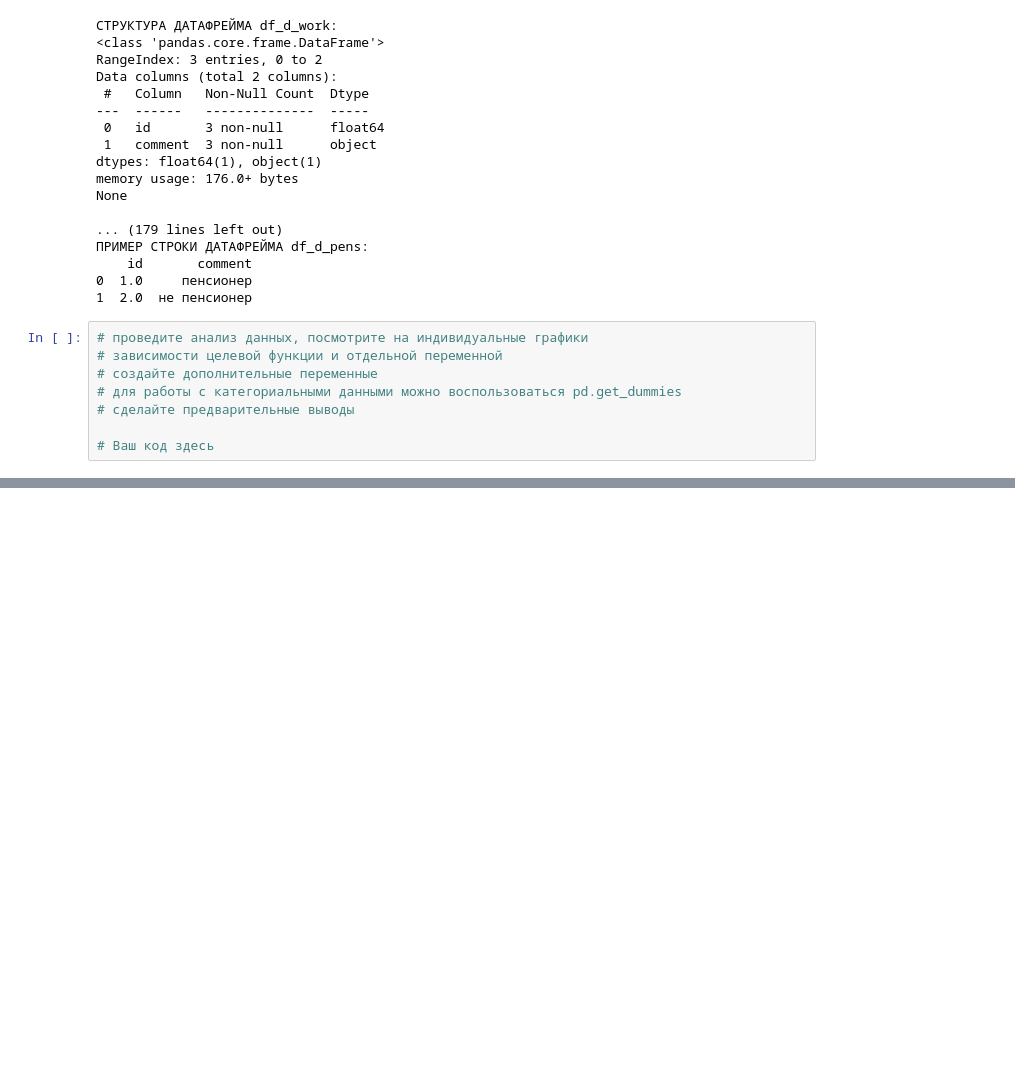
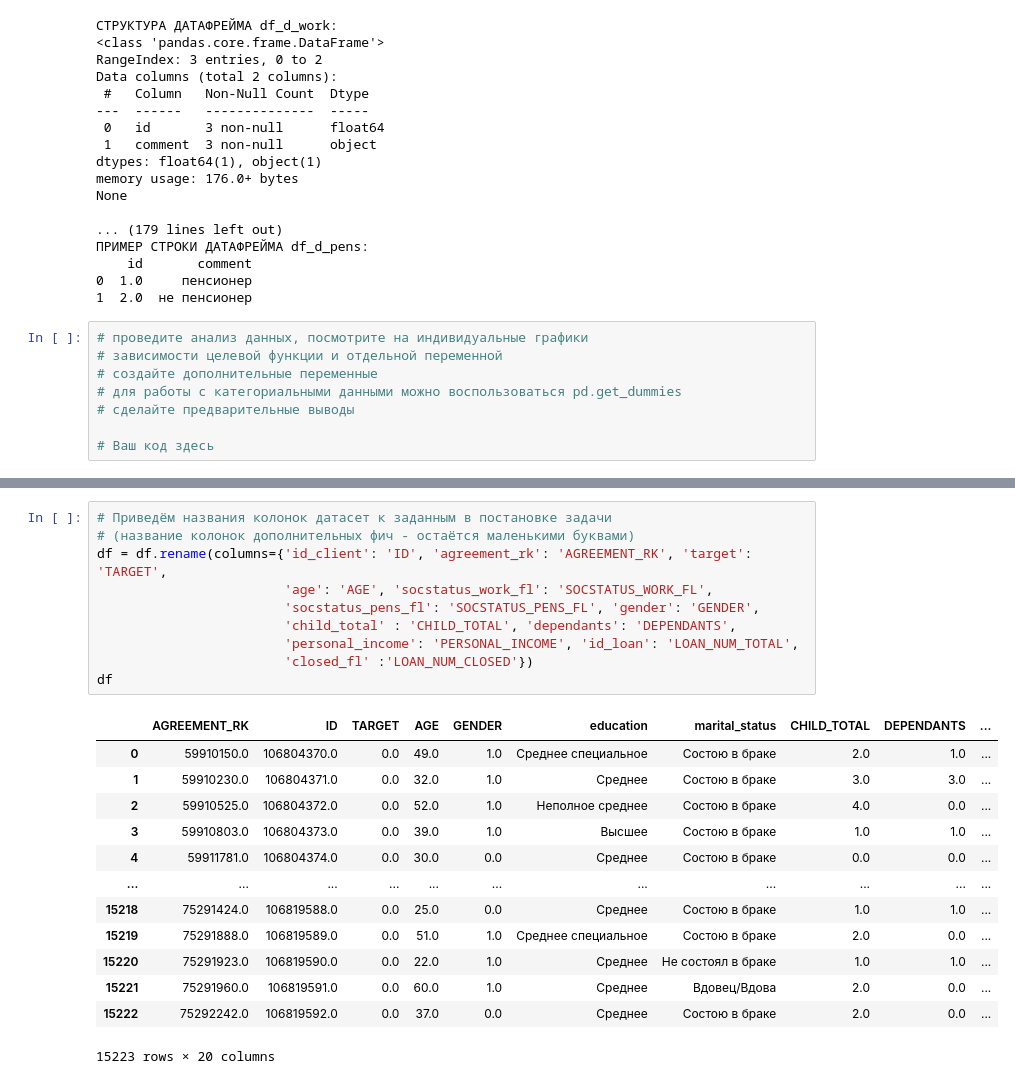
Before and after one commit to ArgentovS/MachineLeaning, a Jupyter notebook: module_6/homework.ipynb, the cells around one changed output, grey strips where cells are left out. Drawn from its saved outputs; the diff is of its cells as text; blank space fills up the shorter version.

```diff
--- a/module_6/homework.ipynb
+++ b/module_6/homework.ipynb
@@ -249,0 +282,24 @@ None
+# %%
+# Приведём названия колонок датасет к заданным в постановке задачи
+# (название колонок дополнительных фич - остаётся маленькими буквами)
+df = df.rename(columns={'id_client': 'ID', 'agreement_rk': 'AGREEMENT_RK', 'target': 'TARGET',
+                        'age': 'AGE', 'socstatus_work_fl': 'SOCSTATUS_WORK_FL',
+                        'socstatus_pens_fl': 'SOCSTATUS_PENS_FL', 'gender': 'GENDER',
+                        'child_total' : 'CHILD_TOTAL', 'dependants': 'DEPENDANTS',
+                        'personal_income': 'PERSONAL_INCOME', 'id_loan': 'LOAN_NUM_TOTAL',
+                        'closed_fl' :'LOAN_NUM_CLOSED'})
+df
+# %% [output]
+|  | AGREEMENT_RK | ID | TARGET | AGE | GENDER | education | marital_status | CHILD_TOTAL | DEPENDANTS | ... |
+| 0 | 59910150.0 | 106804370.0 | 0.0 | 49.0 | 1.0 | Среднее специальное | Состою в браке | 2.0 | 1.0 | ... |
+| 1 | 59910230.0 | 106804371.0 | 0.0 | 32.0 | 1.0 | Среднее | Состою в браке | 3.0 | 3.0 | ... |
+| 2 | 59910525.0 | 106804372.0 | 0.0 | 52.0 | 1.0 | Неполное среднее | Состою в браке | 4.0 | 0.0 | ... |
+| 3 | 59910803.0 | 106804373.0 | 0.0 | 39.0 | 1.0 | Высшее | Состою в браке | 1.0 | 1.0 | ... |
+| 4 | 59911781.0 | 106804374.0 | 0.0 | 30.0 | 0.0 | Среднее | Состою в браке | 0.0 | 0.0 | ... |
+| ... | ... | ... | ... | ... | ... | ... | ... | ... | ... | ... |
+| 15218 | 75291424.0 | 106819588.0 | 0.0 | 25.0 | 0.0 | Среднее | Состою в браке | 1.0 | 1.0 | ... |
+| 15219 | 75291888.0 | 106819589.0 | 0.0 | 51.0 | 1.0 | Среднее специальное | Состою в браке | 2.0 | 0.0 | ... |
+| 15220 | 75291923.0 | 106819590.0 | 0.0 | 22.0 | 1.0 | Среднее | Не состоял в браке | 1.0 | 1.0 | ... |
+| 15221 | 75291960.0 | 106819591.0 | 0.0 | 60.0 | 1.0 | Среднее | Вдовец/Вдова | 2.0 | 0.0 | ... |
+| 15222 | 75292242.0 | 106819592.0 | 0.0 | 37.0 | 0.0 | Среднее | Состою в браке | 2.0 | 0.0 | ... |
+15223 rows × 20 columns
```
Also changed, not shown: parts of 26 cells of this notebook, 2 other files.
